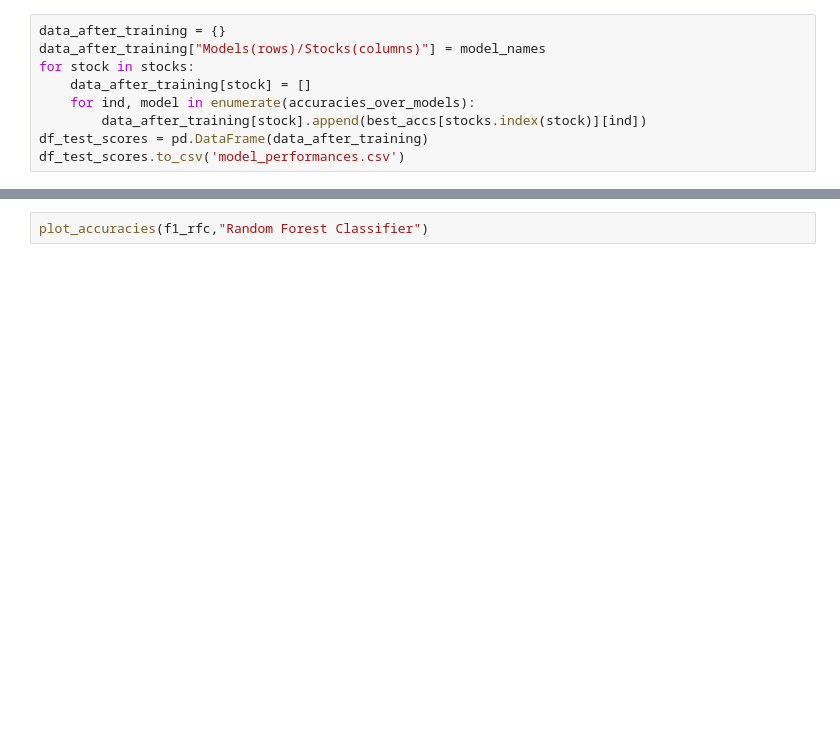
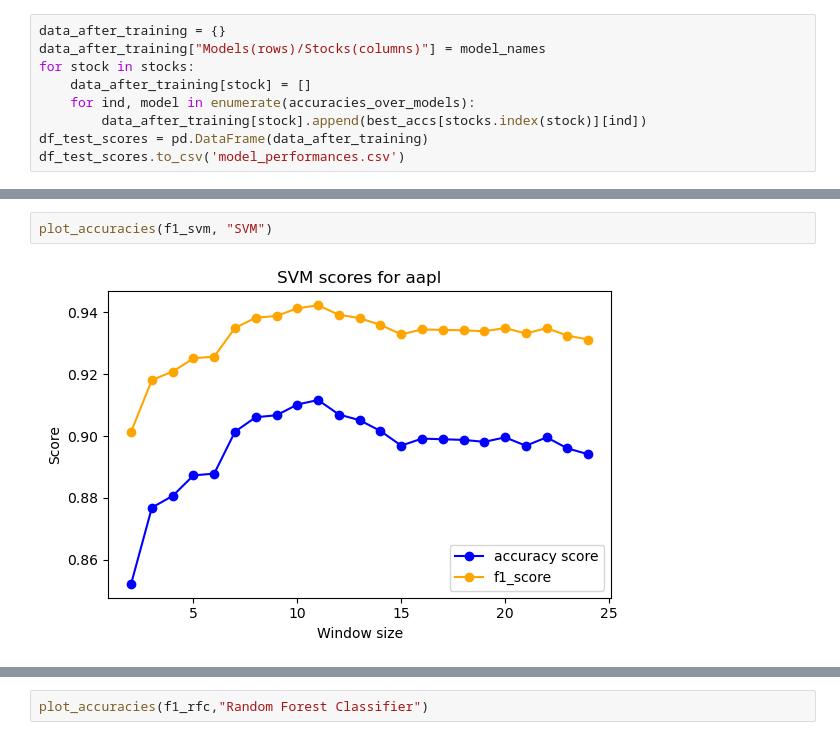
Before and after one commit to srijanrodo/erdos_regime_switch, a Jupyter notebook: template_kalman.ipynb, the cells around one changed output, grey strips where cells are left out. Cells and saved outputs as stored; diff of their text form; blank space fills up the shorter version.

```diff
--- a/template_kalman.ipynb
+++ b/template_kalman.ipynb
@@ -320,0 +329,4 @@ df_test_scores
+# %%
+plot_accuracies(f1_svm, "SVM")
+# %% [output]
+[figure, added]
```
Also changed, not shown: parts of 4 cells of this notebook, 1 other file.
